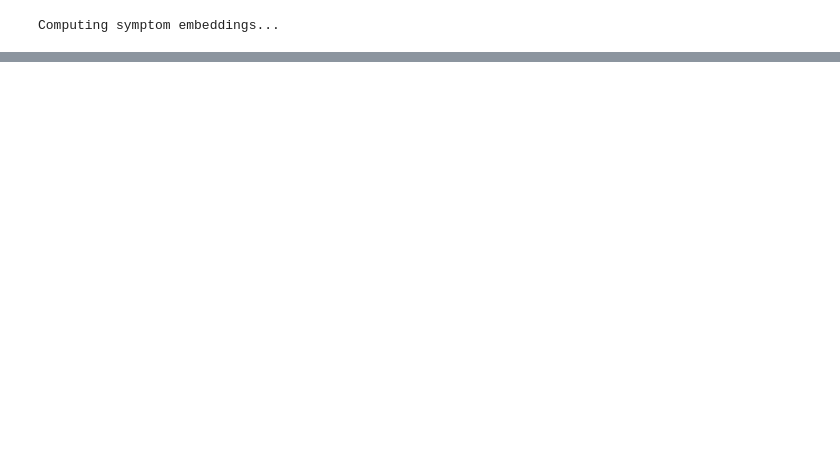
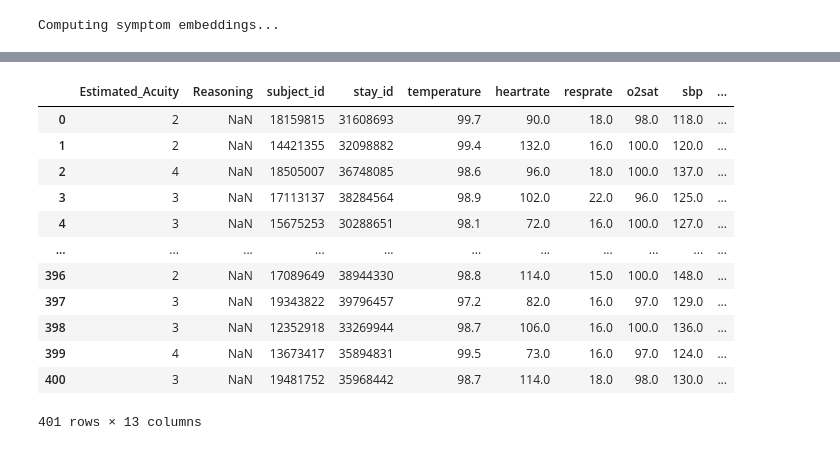
Before and after one commit to jiosephlee/llm-medical-bias, a Jupyter notebook: playgroound_3.ipynb, the cells around one changed output, grey strips where cells are left out. Drawn from its saved outputs; the diff is of its cells as text; code cells hidden in the pictures; blank space fills up the shorter version.

```diff
--- a/playgroound_3.ipynb
+++ b/playgroound_3.ipynb
@@ -288,0 +418,18 @@ Rank 5: Altered mental status (Similarity: nan)
+# %%
+filename ='Triage-Private-Stratified_ZeroShot_openai-gpt-4o-chat_json_detailed600_1000_20241126_024228.csv'
+df2 = pd.read_csv(f'./results/Triage-Private-Stratified/{filename}')
+df2
+# %% [output]
+|  | Estimated_Acuity | Reasoning | subject_id | stay_id | temperature | heartrate | resprate | o2sat | sbp | ... |
+| 0 | 2 | NaN | 18159815 | 31608693 | 99.7 | 90.0 | 18.0 | 98.0 | 118.0 | ... |
+| 1 | 2 | NaN | 14421355 | 32098882 | 99.4 | 132.0 | 16.0 | 100.0 | 120.0 | ... |
+| 2 | 4 | NaN | 18505007 | 36748085 | 98.6 | 96.0 | 18.0 | 100.0 | 137.0 | ... |
+| 3 | 3 | NaN | 17113137 | 38284564 | 98.9 | 102.0 | 22.0 | 96.0 | 125.0 | ... |
+| 4 | 3 | NaN | 15675253 | 30288651 | 98.1 | 72.0 | 16.0 | 100.0 | 127.0 | ... |
+| ... | ... | ... | ... | ... | ... | ... | ... | ... | ... | ... |
+| 396 | 2 | NaN | 17089649 | 38944330 | 98.8 | 114.0 | 15.0 | 100.0 | 148.0 | ... |
+| 397 | 3 | NaN | 19343822 | 39796457 | 97.2 | 82.0 | 16.0 | 97.0 | 129.0 | ... |
+| 398 | 3 | NaN | 12352918 | 33269944 | 98.7 | 106.0 | 16.0 | 100.0 | 136.0 | ... |
+| 399 | 4 | NaN | 13673417 | 35894831 | 99.5 | 73.0 | 16.0 | 97.0 | 124.0 | ... |
+| 400 | 3 | NaN | 19481752 | 35968442 | 98.7 | 114.0 | 18.0 | 98.0 | 130.0 | ... |
+401 rows × 13 columns
```
Also changed, not shown: parts of 28 cells of this notebook, 8 other files.
